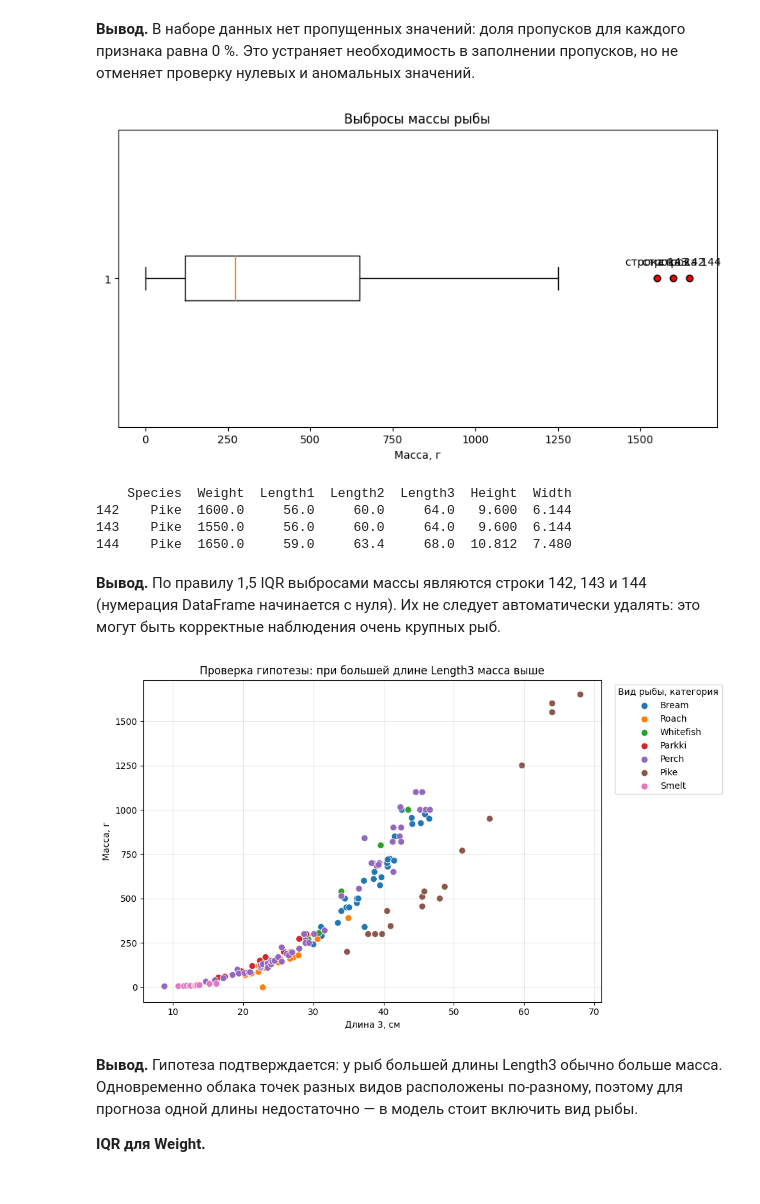
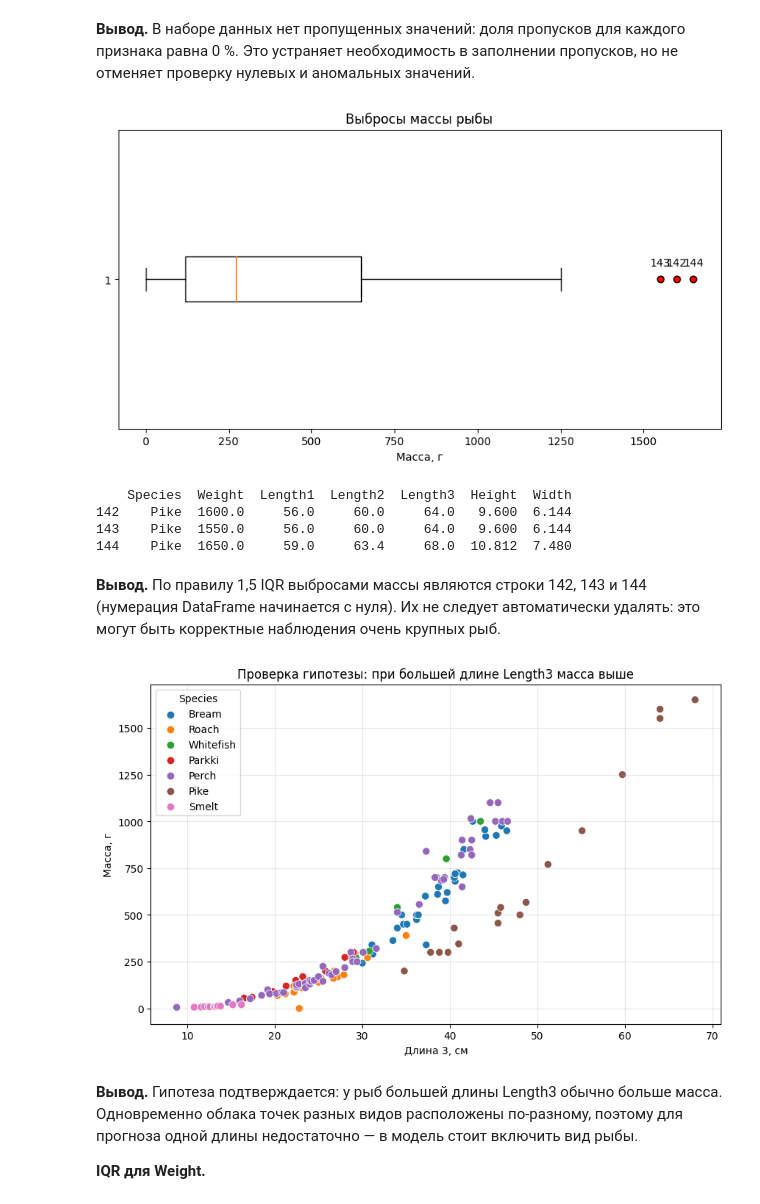
Before and after one commit to KSveselov/lab_3_ai, a Jupyter notebook: lab_1/Fish-Dimensions-Regression-Analysis/notebooks/01-eda.ipynb, the cells around one changed output. Cells and saved outputs as stored; diff of their text form; code cells hidden in the pictures.

```diff
--- a/lab_1/Fish-Dimensions-Regression-Analysis/notebooks/01-eda.ipynb
+++ b/lab_1/Fish-Dimensions-Regression-Analysis/notebooks/01-eda.ipynb
@@ -201,7 +196,7 @@ plt.boxplot(df["Weight"], vert=False)
 for index, value in outliers["Weight"].items():
     plt.scatter(value, 1, color="red")
     plt.annotate(
-        f"строка {index}",
+        f"{index}",
         (value, 1),
         xytext=(0, 12),
         textcoords="offset points",
@@ -213,7 +208,7 @@ plt.xlabel("Масса, г")
 plt.show()
 print(outliers)
 # %% [output]
-[figure, old version]
+[figure, new version]
     Species  Weight  Length1  Length2  Length3  Height  Width
 142    Pike  1600.0     56.0     60.0     64.0   9.600  6.144
 143    Pike  1550.0     56.0     60.0     64.0   9.600  6.144
@@ -223,15 +218,13 @@ print(outliers)
 # %%
 plt.figure(figsize=(10, 6))
 sns.scatterplot(data=df, x="Length3", y="Weight", hue="Species", s=55)
 plt.title("Проверка гипотезы: при большей длине Length3 масса выше")
 plt.xlabel("Длина 3, см")
 plt.ylabel("Масса, г")
-plt.legend(title="Вид рыбы, категория", bbox_to_anchor=(1.02, 1), loc="upper left")
 plt.grid(alpha=0.3)
-plt.tight_layout()
 plt.show()
 # %% [output]
-[figure, old version]
+[figure, new version]
 # %% [markdown]
 **Вывод.** Гипотеза подтверждается: у рыб большей длины Length3 обычно больше масса. Одновременно облака точек разных видов расположены по-разному, поэтому для прогноза одной длины недостаточно — в модель стоит включить вид рыбы.
 
```
Also changed, not shown: parts of 4 cells of this notebook.
